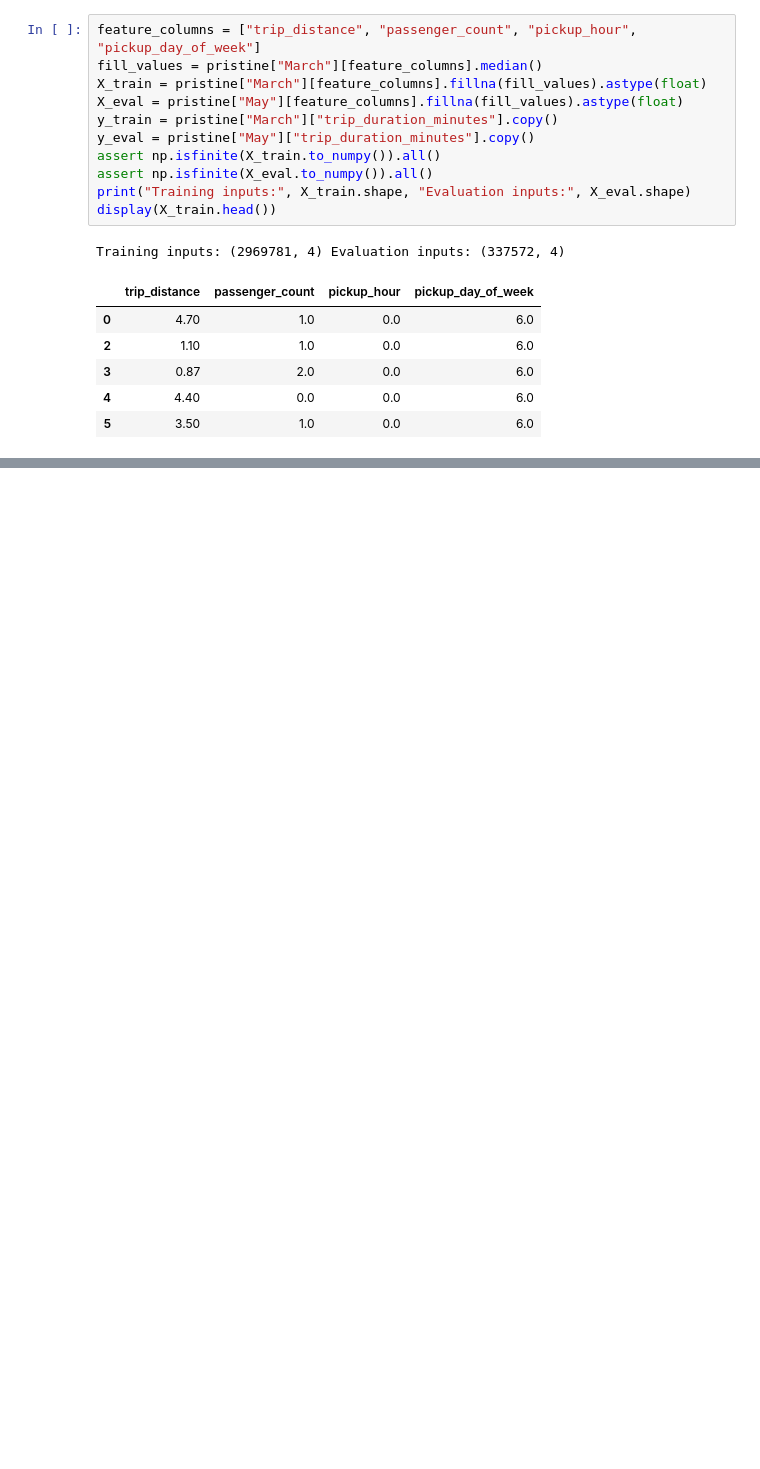
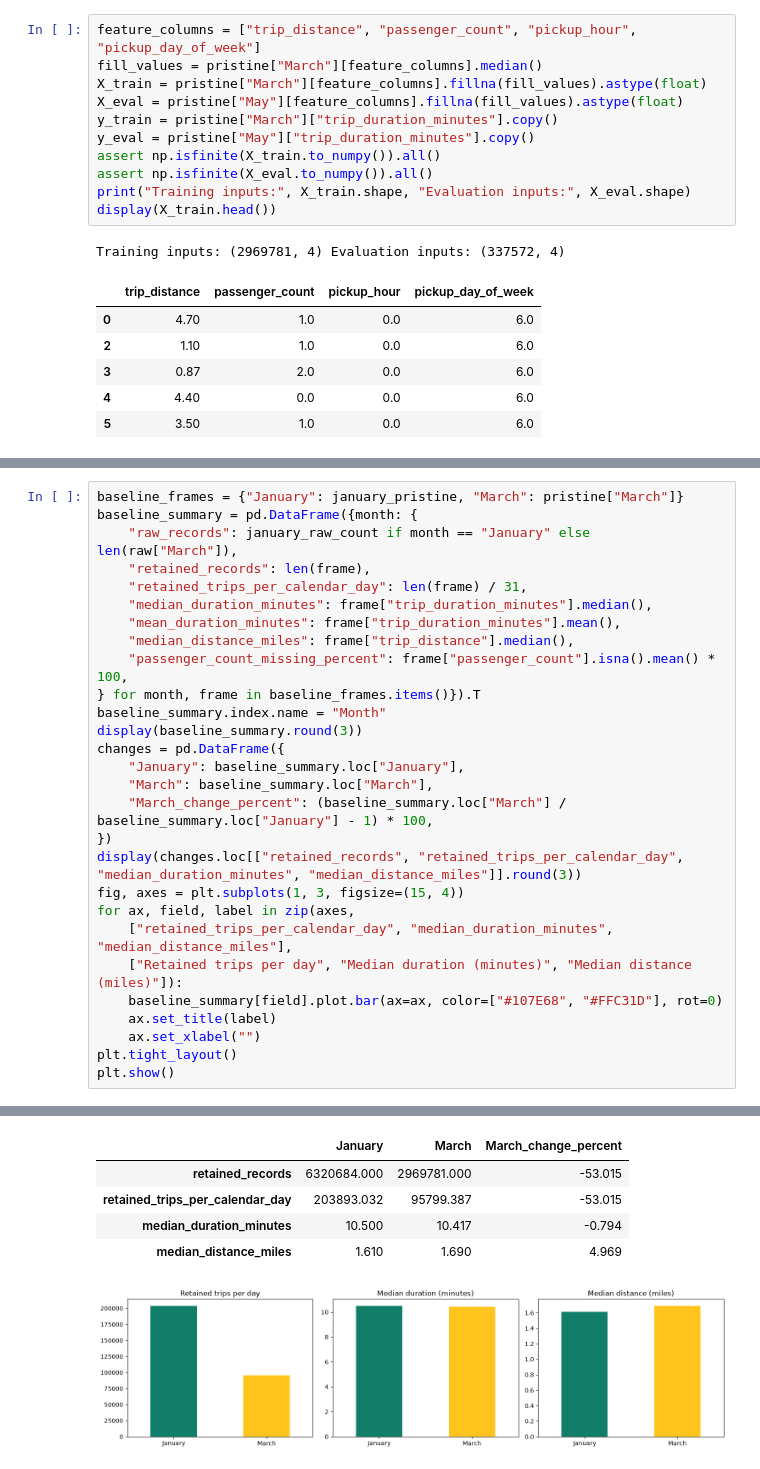
Before and after one commit to Negarkamvij/Project_1_Deep_Learning, a Jupyter notebook: Taxi_Project_1.ipynb, the cells around one changed output, grey strips where cells are left out. Cells and saved outputs as stored; diff of their text form; blank space fills up the shorter version.

Commit message:
Complete January extra credit and verify all notebook analysis

```diff
--- a/Taxi_Project_1.ipynb
+++ b/Taxi_Project_1.ipynb
@@ -643,0 +719,29 @@ My analysis shows a strong association between recorded distance and ride durati
+# %%
+baseline_frames = {"January": january_pristine, "March": pristine["March"]}
+baseline_summary = pd.DataFrame({month: {
+    "raw_records": january_raw_count if month == "January" else len(raw["March"]),
+    "retained_records": len(frame),
+    "retained_trips_per_calendar_day": len(frame) / 31,
+    "median_duration_minutes": frame["trip_duration_minutes"].median(),
+    "mean_duration_minutes": frame["trip_duration_minutes"].mean(),
+    "median_distance_miles": frame["trip_distance"].median(),
+    "passenger_count_missing_percent": frame["passenger_count"].isna().mean() * 100,
+} for month, frame in baseline_frames.items()}).T
+baseline_summary.index.name = "Month"
+display(baseline_summary.round(3))
+changes = pd.DataFrame({
+    "January": baseline_summary.loc["January"],
+    "March": baseline_summary.loc["March"],
+    "March_change_percent": (baseline_summary.loc["March"] / baseline_summary.loc["January"] - 1) * 100,
+})
+display(changes.loc[["retained_records", "retained_trips_per_calendar_day", "median_duration_minutes", "median_distance_miles"]].round(3))
+fig, axes = plt.subplots(1, 3, figsize=(15, 4))
+for ax, field, label in zip(axes,
+    ["retained_trips_per_calendar_day", "median_duration_minutes", "median_distance_miles"],
+    ["Retained trips per day", "Median duration (minutes)", "Median distance (miles)"]):
+    baseline_summary[field].plot.bar(ax=ax, color=["#107E68", "#FFC31D"], rot=0)
+    ax.set_title(label)
+    ax.set_xlabel("")
+plt.tight_layout()
+plt.show()
+# %% [output]
@@ -643,0 +752,6 @@ My analysis shows a strong association between recorded distance and ride durati
+|  | January | March | March_change_percent |
+| retained_records | 6320684.000 | 2969781.000 | -53.015 |
+| retained_trips_per_calendar_day | 203893.032 | 95799.387 | -53.015 |
+| median_duration_minutes | 10.500 | 10.417 | -0.794 |
+| median_distance_miles | 1.610 | 1.690 | 4.969 |
+[figure, added]
```
Also changed, not shown: parts of 25 cells of this notebook, 3 other files.
